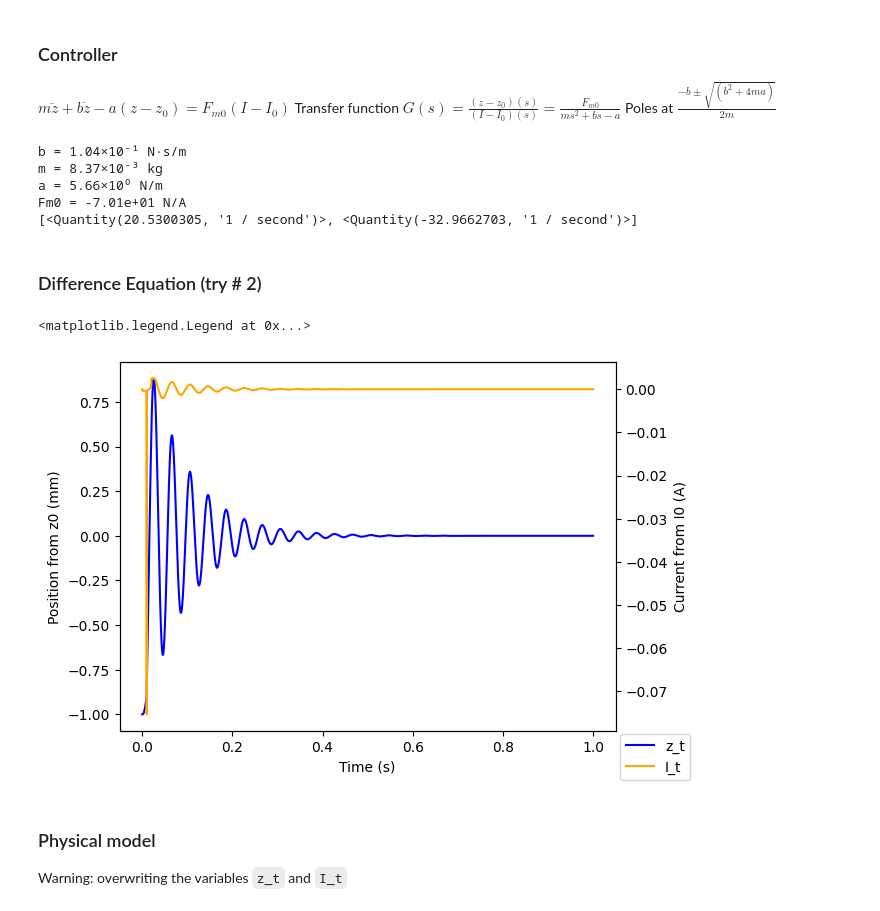
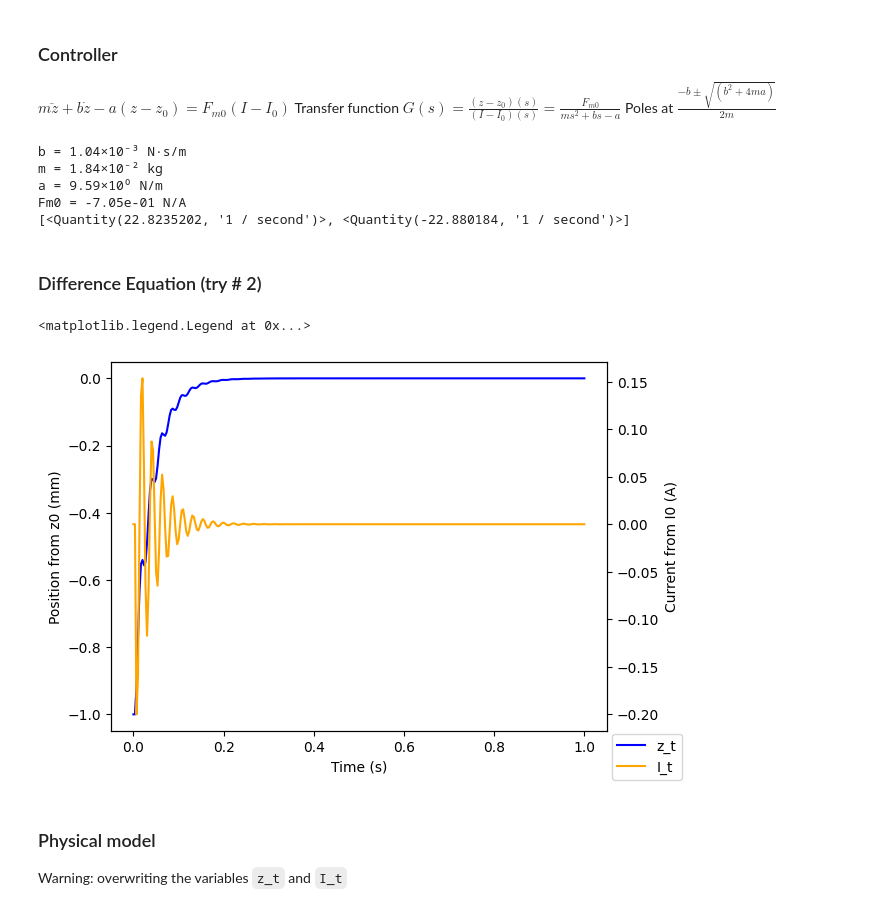
Before and after one commit to JohnnyMaBoi/Magnetic-Levitation, a Jupyter notebook: theoretical_force_equations/linearized_model_02_with_delay.ipynb, the cells around one changed output. Saved outputs shown, nothing was run; the diff lists cells and outputs as text; code cells hidden in the pictures.

```diff
--- a/theoretical_force_equations/linearized_model_02_with_delay.ipynb
+++ b/theoretical_force_equations/linearized_model_02_with_delay.ipynb
@@ -11,13 +12,13 @@ units.default_format = "~P.2e"
 ### Constants and parameters
 # %%
 mu_0 = 1 * units.vacuum_permeability
-N = 10000
+N = 100
 l = 18 * units.millimeter
 R = 34 * units.millimeter / 2
 I_original = 1 * units.amp
 magnet_dipole = 0.0369 * 100 * units.amp * units.meter ** 2
 z_space = np.linspace(0 * units.mm, 100 * units.mm, 1000)
-m = 8.37 * units.gram
+m = (10 + 8.37) * units.gram
 g = 1 * units.standard_gravity
 res = 1 * units.ohm
 Fg = m * g
@@ -34,7 +35,7 @@ class AccurateModel:
         return B_z_axis
     @classmethod
     def get_F_z_axis(cls, z, I):
-        dz = 0.05 * units.mm
+        dz = 10 * units.mm
         zs = np.linspace(z - dz, z + dz, 2)
         B_z_axis = cls.get_B_z_axis(zs, I)
         dBdz = (B_z_axis[1] - B_z_axis[0]) / dz
@@ -70,10 +71,10 @@ F_z_axis = AccurateModel.get_F_z_axis_as_vector(z_space, I_original)
 B_short_solenoid_eq = ShortSolenoidModel.get_B_z_axis(z_space, I_original)
 F_short_solenoid_eq = ShortSolenoidModel.get_F_z_axis(z_space, I_original)
 
-plt.plot(z_space.to(units.mm), B_z_axis.to(units.tesla), label = "Numeric diff. of full equation")
-plt.plot(z_space.to(units.mm), B_short_solenoid_eq.to(units.tesla), linestyle = "dotted", label = "Explicit equation from Physics Forums")
-plt.xlabel("Distance (mm)")
-plt.ylabel("Magnetic Field Strength (T)")
+plt.plot(z_space.to(units.cm), B_z_axis.to(units.millitesla), label = "Numeric diff. of full equation")
+plt.plot(z_space.to(units.cm), B_short_solenoid_eq.to(units.millitesla), linestyle = "dotted", label = "Explicit equation from Physics Forums")
+plt.xlabel("Distance (cm)")
+plt.ylabel("Magnetic Field Strength (mT)")
 plt.legend(loc = "lower right")
 # %% [output]
 <matplotlib.legend.Legend at 0x...>
@@ -156,49 +211,49 @@ def between(minimum, maximum, val):
         return maximum
     return val
 
-controller_time_delay_p = 1 * units.millisecond
-controller_time_delay_d = 10 * units.millisecond
+controller_time_delay_p = 5 * units.millisecond
+controller_time_delay_d = 5 * units.millisecond
 def controller(Δz, dΔzdt):
-    ΔI = between(-0.2 * units.amp, 0.2 * units.amp, 0.4 / 1000 * units.amp / units.mm * Δz + 6 / 400 / 1000 * units.amp / (units.mm / units.s) * dΔzdt)
+    ΔI = between(-0.2 * units.amp, 0.2 * units.amp, 160 / 1000 * units.amp / units.mm * Δz + 6 / 1000 * units.amp / (units.mm / units.s) * dΔzdt)
     return ΔI
 # %% [output]
-b = 1.04×10⁻¹ N·s/m
-m = 8.37×10⁻³ kg
-a = 5.66×10⁰ N/m
-Fm0 = -7.01e+01 N/A
-[<Quantity(20.5300305, '1 / second')>, <Quantity(-32.9662703, '1 / second')>]
+b = 1.04×10⁻³ N·s/m
+m = 1.84×10⁻² kg
+a = 9.59×10⁰ N/m
+Fm0 = -7.05e-01 N/A
+[<Quantity(22.8235202, '1 / second')>, <Quantity(-22.880184, '1 / second')>]
 # %% [markdown]
 ### Difference Equation (try # 2)
 # %%
-ts = np.linspace(0 * units.second, 1 * units.second, 5000)
+ts = np.linspace(0 * units.second, 1 * units.second, 300)
 dt = np.mean(np.diff(ts))
 Δz_t = np.zeros(np.size(ts)) * units.mm
 ΔI_t = np.zeros(np.size(ts)) * units.amp
 dzdt0 = 0 * units.mm / units.s
 for n, t in enumerate(ts, start = 0):
     if n == 0:
         Δz_t[n] = -1 * units.mm
     elif n == 1:
         Δz_t[n] = Δz_t[0] + dzdt0 * dt
     elif abs(Δz_t[n - 1]) > 100 * units.mm:
         break
     else:
         controller_timesteps_delay_p = int(controller_time_delay_p / dt)
         controller_timesteps_delay_d = int(controller_time_delay_d / dt)
         ΔI_t[n] = controller(Δz_t[n - 1 - controller_timesteps_delay_p], (Δz_t[n - 1 - controller_timesteps_delay_d] - Δz_t[n - 2 - controller_timesteps_delay_d]) / dt)
         Δz_t[n] = (ΔI_t[n] * Fm0 + m / dt ** 2 * (2 * Δz_t[n - 1] - Δz_t[n - 2]) + b / dt * (Δz_t[n - 1])) / (m / dt ** 2 + b / dt - a)
 
 fig, ax1 = plt.subplots()
 ax2 = ax1.twinx()
 ax2.plot(ts, ΔI_t.to(units.amp), color = "orange", label = "I_t")
 ax1.plot(ts, Δz_t.to(units.mm), color = "blue", label = "z_t")
 ax1.set_xlabel("Time (s)")
 ax2.set_ylabel("Current from I0 (A)")
 ax1.set_ylabel("Position from z0 (mm)")
 fig.legend(loc = "lower right")
 # %% [output]
 <matplotlib.legend.Legend at 0x...>
-[figure, old version]
+[figure, new version]
 # %% [markdown]
 ### Physical model
 Warning: overwriting the variables `z_t` and `I_t`
```
Also changed, not shown: parts of 7 cells of this notebook, 4 other files.
